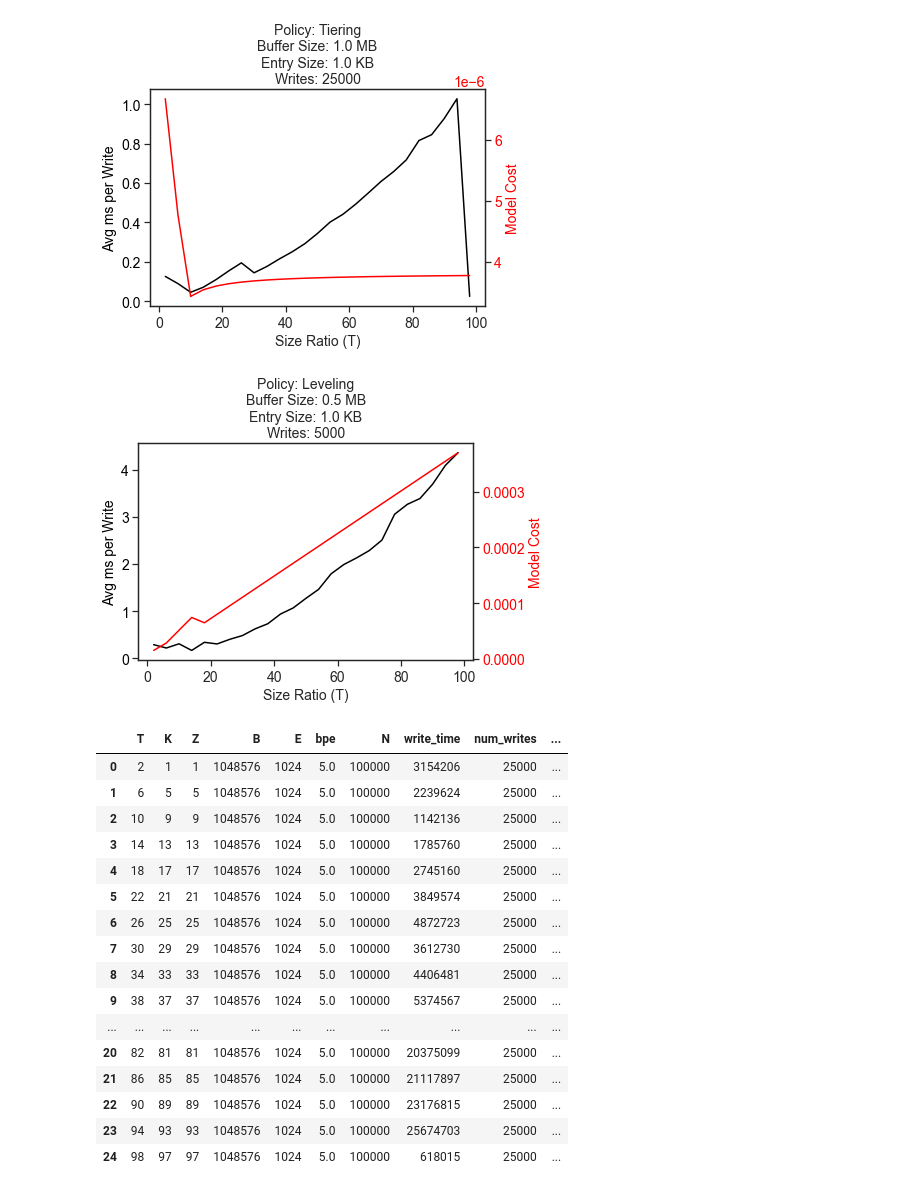
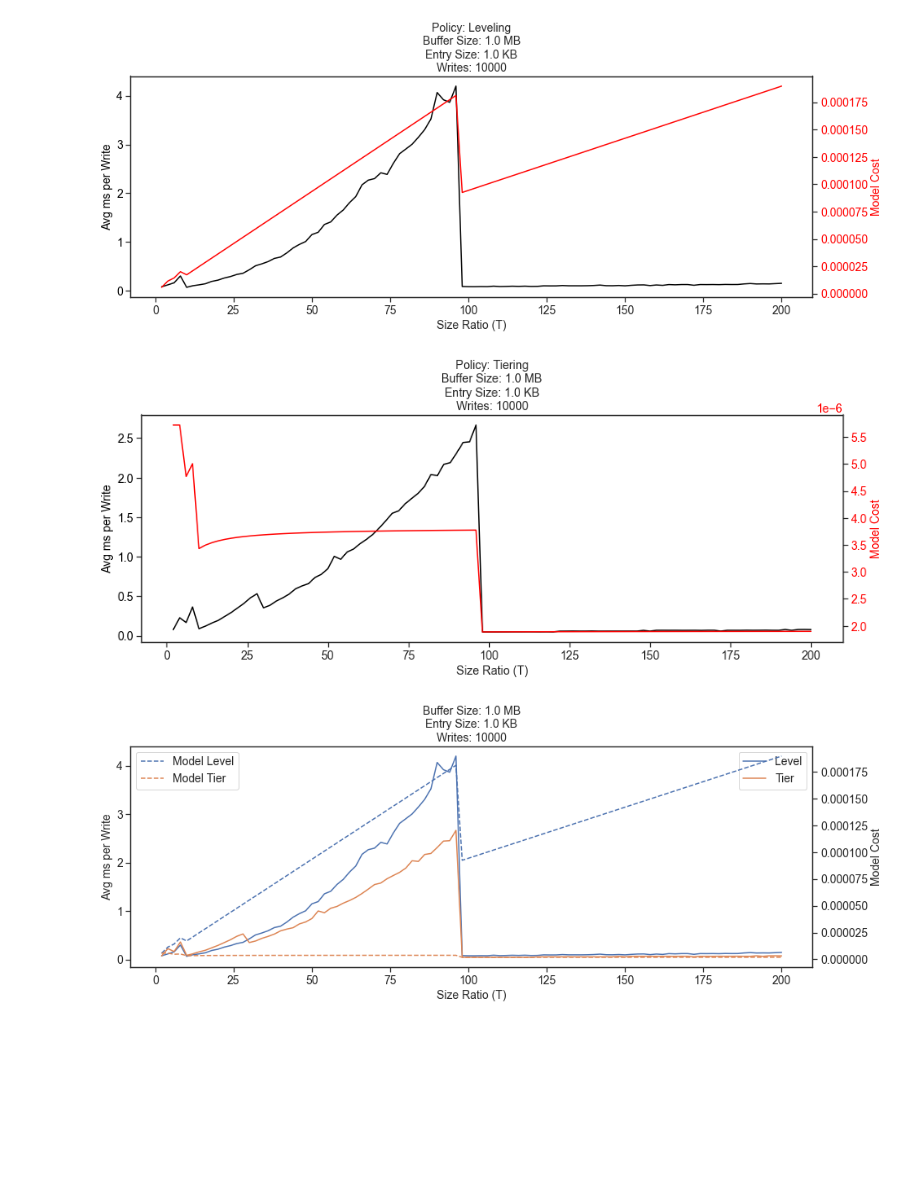
Before and after one commit to Ephoris/rocksdb-robust, a Jupyter notebook: script/visualization/cost_func_graph.ipynb, the cells around one changed output. Saved outputs shown, nothing was run; the diff lists cells and outputs as text; code cells hidden in the pictures; blank space fills up the shorter version.

```diff
--- a/script/visualization/cost_func_graph.ipynb
+++ b/script/visualization/cost_func_graph.ipynb
@@ -65,7 +65,7 @@ def set_style():
 
 def plot_cost_ratio(df):
     is_tiering = True if df.iloc[-1]['K'] == df.iloc[-1]['T'] - 1 else False
-    fig, ax1 = plt.subplots()
+    fig, ax1 = plt.subplots(figsize=(15,5))
 
     color = 'black'
     ax1.set_xlabel('Size Ratio (T)')
@@ -91,6 +91,36 @@ def plot_cost_ratio(df):
 
     return fig
 
+def plot_diff(df1, df2):
+    fig, ax1 = plt.subplots(figsize=(15,5))
+
+    is_tiering_1 = True if df1.iloc[-1]['K'] == df1.iloc[-1]['T'] - 1 else False
+    is_tiering_2 = True if df2.iloc[-1]['K'] == df2.iloc[-1]['T'] - 1 else False
+
+    ax1.set_xlabel('Size Ratio (T)')
+    ax1.set_ylabel('Avg ms per Write')
+    ax1.plot(df1['T'], df1['measured_write_cost'] / (1000), label='Tier' if is_tiering_1 else 'Level')
+    ax1.plot(df2['T'], df2['measured_write_cost'] / (1000), label='Tier' if is_tiering_2 else 'Level')
+    ax1.legend()
+
+    B, E, num_writes = df1.iloc[-1][['B', 'E', 'num_writes']]
+    title = [
+        'Buffer Size: {} MB'.format(B / (1 << 20)),
+        'Entry Size: {} KB'.format(E / (1 << 10)),
+        'Writes: {}'.format(int(num_writes))
+    ]
+
+    ax2 = ax1.twinx()
+    ax2.set_ylabel('Model Cost')
+    ax2.plot(df1['T'], df1['model_write_cost'], '--')
+    ax2.plot(df2['T'], df2['model_write_cost'], '--')
+    ax2.legend(['Model Level', 'Model Tier'])
+
+
+    ax1.set_title('\n'.join(title))
+
+    return fig
+
 def read_data(file_path):
     df = pd.read_csv(file_path)
     df['model_write_cost'] = df.apply(lambda row: DBMeta(row['T'], row['K'], row['Z'], row['B'], row['E'], row['bpe'], row['N']).write_cost(), axis=1)
@@ -100,33 +130,16 @@ def read_data(file_path):
 
     return df
 # %%
-df1 = read_data('../../data/05.csv')
 set_style()
-fig = plot_cost_ratio(df1)
 
-df2 = read_data('../../data/04.csv')
-set_style()
-fig = plot_cost_ratio(df2)
+df1 = read_data('../../data/08.csv')
+_ = plot_cost_ratio(df1)
+
+df2 = read_data('../../data/07.csv')
+_ = plot_cost_ratio(df2)
+
+_ = plot_diff(df1, df2)
 # %% [output]
-[figure, old version]
+[figure, new version]
-[figure, old version]
+[figure, new version]
+[figure, added]
-# %%
-df1
-# %% [output]
-|  | T | K | Z | B | E | bpe | N | write_time | num_writes | ... |
-| 0 | 2 | 1 | 1 | 1048576 | 1024 | 5.0 | 100000 | 3154206 | 25000 | ... |
-| 1 | 6 | 5 | 5 | 1048576 | 1024 | 5.0 | 100000 | 2239624 | 25000 | ... |
-| 2 | 10 | 9 | 9 | 1048576 | 1024 | 5.0 | 100000 | 1142136 | 25000 | ... |
-| 3 | 14 | 13 | 13 | 1048576 | 1024 | 5.0 | 100000 | 1785760 | 25000 | ... |
-| 4 | 18 | 17 | 17 | 1048576 | 1024 | 5.0 | 100000 | 2745160 | 25000 | ... |
-| 5 | 22 | 21 | 21 | 1048576 | 1024 | 5.0 | 100000 | 3849574 | 25000 | ... |
-| 6 | 26 | 25 | 25 | 1048576 | 1024 | 5.0 | 100000 | 4872723 | 25000 | ... |
-| 7 | 30 | 29 | 29 | 1048576 | 1024 | 5.0 | 100000 | 3612730 | 25000 | ... |
-| 8 | 34 | 33 | 33 | 1048576 | 1024 | 5.0 | 100000 | 4406481 | 25000 | ... |
-| 9 | 38 | 37 | 37 | 1048576 | 1024 | 5.0 | 100000 | 5374567 | 25000 | ... |
-| ... | ... | ... | ... | ... | ... | ... | ... | ... | ... | ... |
-| 20 | 82 | 81 | 81 | 1048576 | 1024 | 5.0 | 100000 | 20375099 | 25000 | ... |
-| 21 | 86 | 85 | 85 | 1048576 | 1024 | 5.0 | 100000 | 21117897 | 25000 | ... |
-| 22 | 90 | 89 | 89 | 1048576 | 1024 | 5.0 | 100000 | 23176815 | 25000 | ... |
-| 23 | 94 | 93 | 93 | 1048576 | 1024 | 5.0 | 100000 | 25674703 | 25000 | ... |
-| 24 | 98 | 97 | 97 | 1048576 | 1024 | 5.0 | 100000 | 618015 | 25000 | ... |
```
Also changed, not shown: parts of 1 cell of this notebook, 3 other files.
